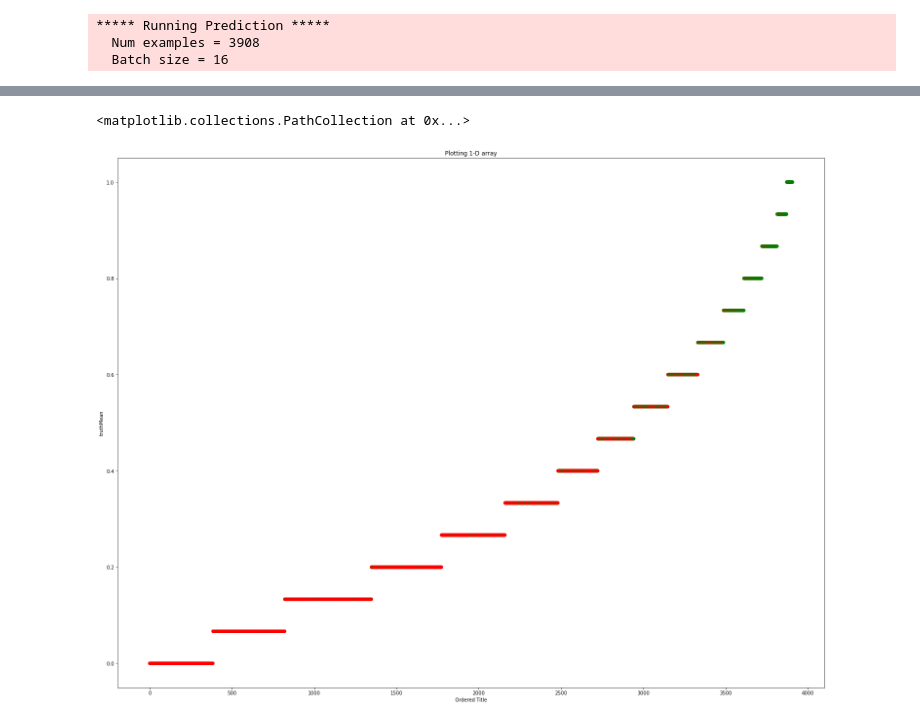
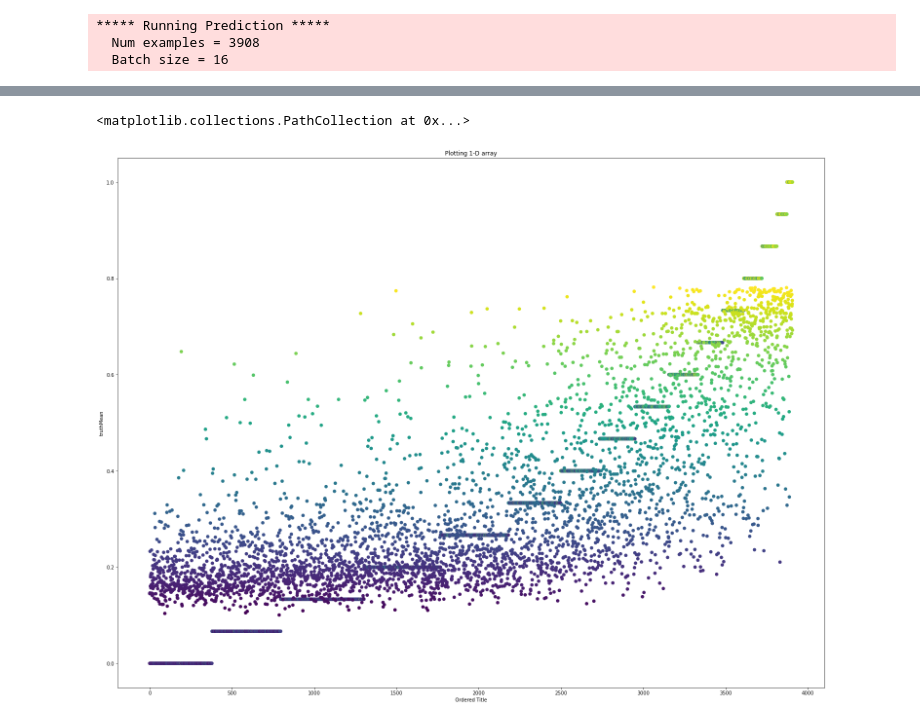
Before and after one commit to caush/Clickbait, a Jupyter notebook: CuratedToModel.ipynb, the cells around one changed output, grey strips where cells are left out. Drawn from its saved outputs; the diff is of its cells as text; code cells hidden in the pictures.

```diff
--- a/CuratedToModel.ipynb
+++ b/CuratedToModel.ipynb
@@ -8,8 +8,8 @@ checkpoint = "microsoft/Multilingual-MiniLM-L12-H384"
                                               # "nlptown/bert-base-multilingual-uncased-sentiment"
                                               # "distilbert-base-uncased-finetuned-sst-2-english"
                                               # "bert-base-uncased"
-problem_type =  "single_label_classification" # Valeurs possibles : "regression", "single_label_classification", "multi_label_classification"
-num_labels = 2                                # 5
+problem_type =  "regression" # Valeurs possibles : "regression", "single_label_classification", "multi_label_classification"
+num_labels = 1                                # 5
 dataCuratedPath = "Data/Curated"              # Données pour tous les sites du 1er janvier 2021 au 30 avril 2021
                                               # Données juste pour le site "Actualités, trucs et astuces" entre le 1er mai et le 31 juillet 2021.
                                               # Les colonnes sont les suivantes, séparées par des ";" :
@@ -107,2 +106,0 @@ ncf
-# %%
-ncf[0]=0.5
@@ -115,12 +115,13 @@ def tokenize(sample):
             #truncation=True,
             #max_length=30
             )
+
     fraction = sample[LCfraction]
 
     if num_labels == 1:
-        tokenized_sample["label"] = fraction
+        tokenized_sample["labels"] = fraction
     else:
-        tokenized_sample["label"] = next((x for x, val in enumerate(ncf) if fraction < val), num_labels-1)
+        tokenized_sample["labels"] = next((x for x, val in enumerate(ncf) if fraction < val), num_labels-1)
 
 
     # print( fraction, tokenized_sample["input_ids"], tokenized_sample["label"], sample[inputColumn])
@@ -372,14 +376,16 @@ else:
 # %%
 plt.figure(figsize=(26, 20))
 plt.title("Plotting 1-D array")
 plt.xlabel("Ordered Title")
 plt.ylabel(LCfraction) #LCfraction
 x = np.array(range(0, tct.shape[0]))
 y = tct[LCfraction]
 plt.scatter(x, y, c = color, marker = "o", label = "Array elements")
+y2= tct["labelC"]
+plt.scatter(x, color, c = color, marker = "o", label = "Array elements")
 # %% [output]
 <matplotlib.collections.PathCollection at 0x...>
-[figure, old version]
+[figure, new version]
 # %%
 tct
 # %% [output]
```
Also changed, not shown: parts of 23 cells of this notebook.
